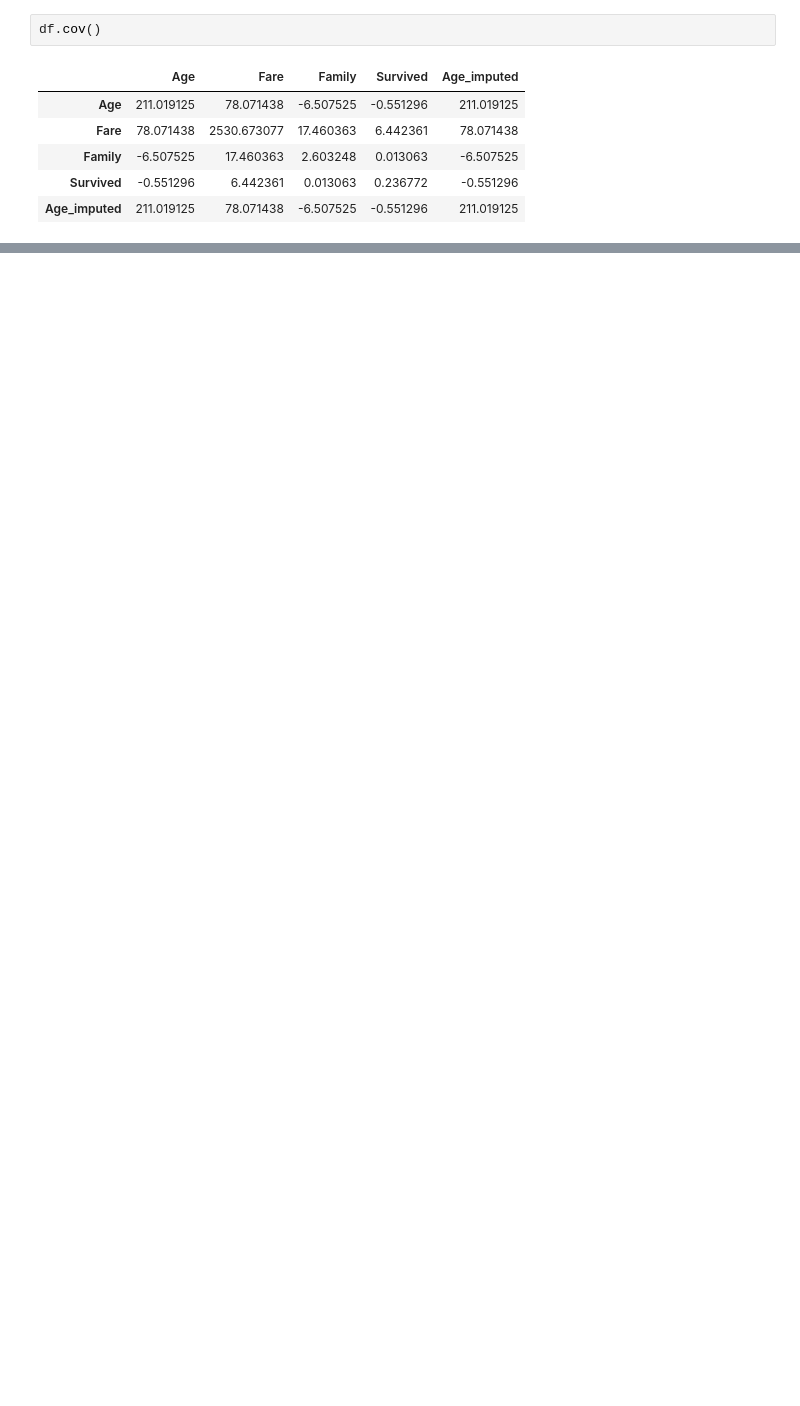
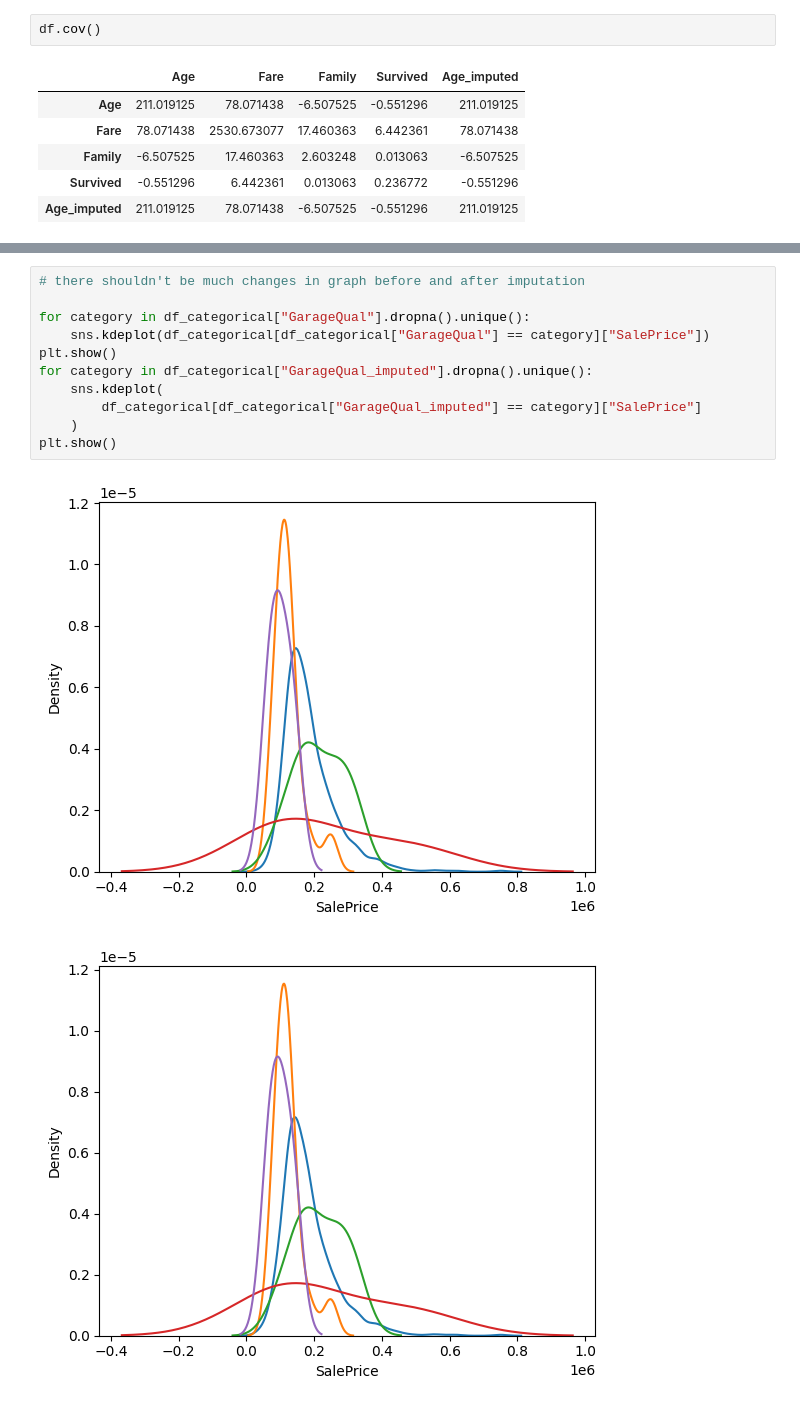
Before and after one commit to prayas7102/ML-Algorithms-Implementation, a Jupyter notebook: Missing_data/random_imputation.ipynb, the cells around one changed output, grey strips where cells are left out. Cells and saved outputs as stored; diff of their text form; blank space fills up the shorter version.

```diff
--- a/Missing_data/random_imputation.ipynb
+++ b/Missing_data/random_imputation.ipynb
@@ -84,0 +208,14 @@ df.cov()
+# %%
+# there shouldn't be much changes in graph before and after imputation
+
+for category in df_categorical["GarageQual"].dropna().unique():
+    sns.kdeplot(df_categorical[df_categorical["GarageQual"] == category]["SalePrice"])
+plt.show()
+for category in df_categorical["GarageQual_imputed"].dropna().unique():
+    sns.kdeplot(
+        df_categorical[df_categorical["GarageQual_imputed"] == category]["SalePrice"]
+    )
+plt.show()
+# %% [output]
+[figure, added]
+[figure, added]
```
Also changed, not shown: parts of 14 cells of this notebook, 7 other files.
